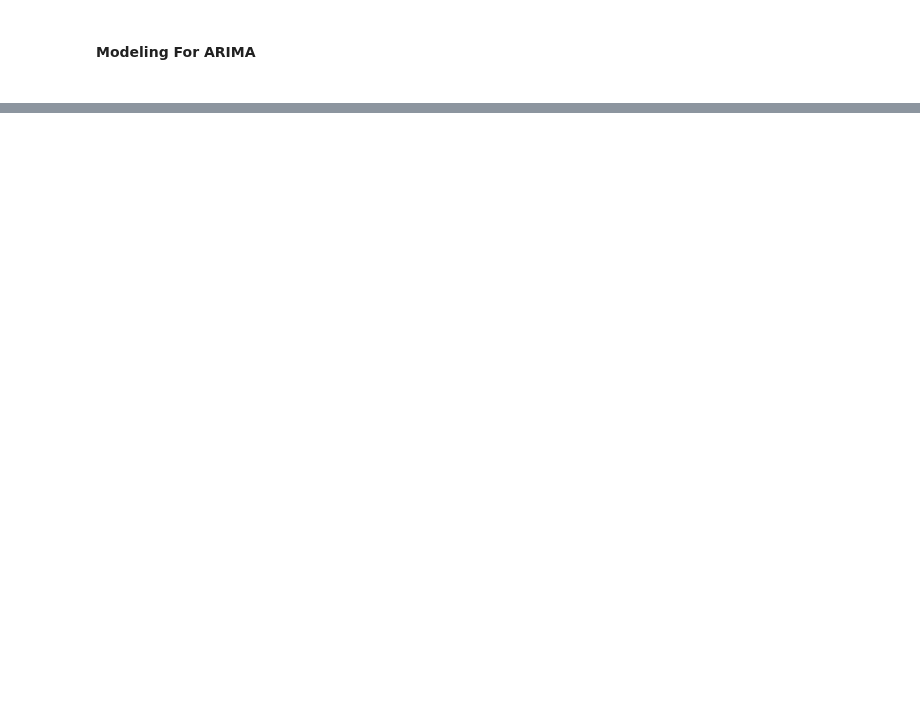
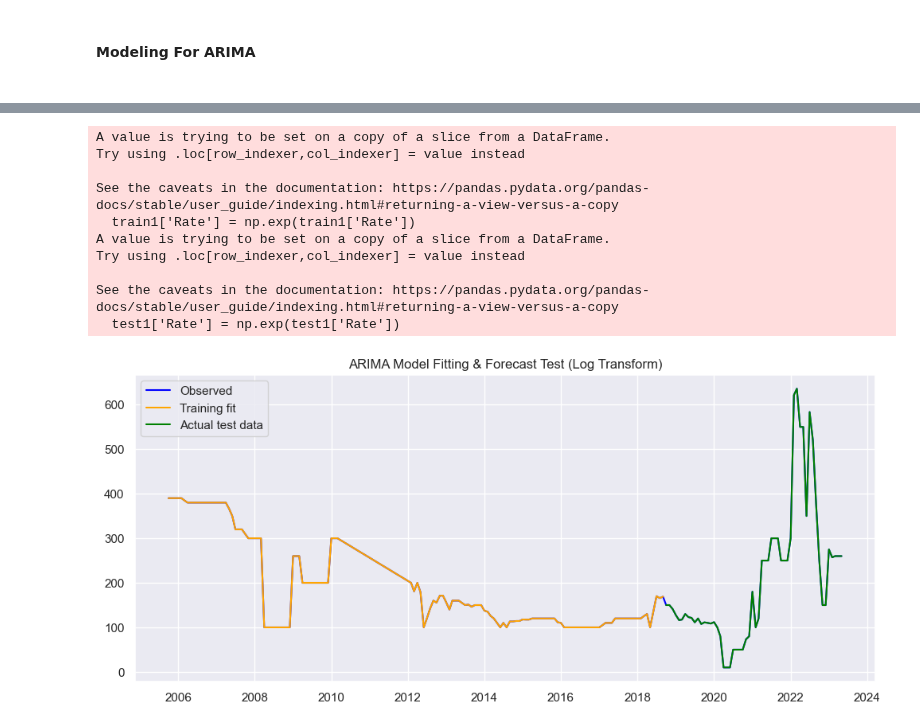
Before and after one commit to aloysiuswjw/Cost-Rate-Analysis, a Jupyter notebook: LA.ipynb, the cells around one changed output, grey strips where cells are left out. Saved outputs shown, nothing was run; the diff lists cells and outputs as text; code cells hidden in the pictures; blank space fills up the shorter version.

```diff
--- a/LA.ipynb
+++ b/LA.ipynb
@@ -643,0 +631,12 @@ testPredictPlot section shape: (56, 3)
+# %%
+# Dataframe for ARIMA For Log Transform
+df_arima1 = agg_df[['YearMonth','Rate']].copy()
+df_arima1.set_index('YearMonth', inplace=True)
+df_arima1.head()
+df_arima1.info()
+
+# Dataframe for ARIMA
+df_arima2 = agg_df[['YearMonth','Rate']].copy()
+df_arima2.set_index('YearMonth', inplace=True)
+df_arima2.head()
+df_arima2.info()
@@ -643,0 +674,57 @@ testPredictPlot section shape: (56, 3)
+# %%
+import numpy as np
+import matplotlib.pyplot as plt
+import pmdarima as pm
+from sklearn.metrics import mean_squared_error
+
+# Apply logarithm transformation to 'Rate' column
+df_arima1['Rate'] = np.log(df_arima1['Rate'])
+
+# Fit an auto_arima model
+arima_model1 = pm.auto_arima(df_arima1['Rate'], start_p=1, start_q=1,
+                            max_p=3, max_q=3, m=12,
+                            start_P=0, seasonal=False,
+                            d=1, D=1, trace=True,
+                            error_action='ignore',  # don't want to know if an order does not work
+                            suppress_warnings=True,  # don't want convergence warnings
+                            stepwise=True)  # set to stepwise
+
+# Print the summary of the model
+print(arima_model1.summary())
+
+# Split the data into training and test data
+train_size1 = int(len(df_arima1) * 0.7)
+train1, test1 = df_arima1[0:train_size1], df_arima1[train_size1:]
+
+# Train the model on the training data
+arima_model1.fit(train['Rate'])
+
+# Forecast
+train_forecast1, conf_int_train1 = arima_model1.predict(n_periods=len(train1), return_conf_int=True)
+test_forecast1, conf_int_test1 = arima_model1.predict(n_periods=len(test1), return_conf_int=True)
+
+# Reverse the logarithm transformation
+train1['Rate'] = np.exp(train1['Rate'])
+test1['Rate'] = np.exp(test1['Rate'])
+train_forecast1 = np.exp(train_forecast1)
+test_forecast1 = np.exp(test_forecast1)
+conf_int_train1 = np.exp(conf_int_train1)
+conf_int_test1 = np.exp(conf_int_test1)
+
+# Calculate the RMSE
+RMSE_ARIMA_train1 = np.sqrt(mean_squared_error(train1['Rate'], train_forecast1))
+print("Train RMSE: %.3f" % RMSE_ARIMA_train1)
+RMSE_ARIMA_test1 = np.sqrt(mean_squared_error(test1['Rate'], test_forecast1))
+print("Test RMSE: %.3f" % RMSE_ARIMA_test1)
+
+# Plot the predictions
+plt.figure(figsize=(12,5))
+plt.plot(df_arima1.index, np.exp(df_arima1['Rate']), label='Observed',color='blue')
+plt.plot(df_arima1.index[:train_size], train1['Rate'], label='Training fit', color='orange')
+plt.plot(df_arima1.index[train_size:], test1['Rate'], label='Actual test data', color='green')
+# plt.fill_between(df_arima1.index[train_size1:], conf_int_test1[:, 0], conf_int_test1[:, 1],
+#                  color='k', alpha=.25)
+plt.title('ARIMA Model Fitting & Forecast Test (Log Transform)')
+plt.legend()
+plt.show();
+# %% [output]
@@ -643,0 +752,11 @@ testPredictPlot section shape: (56, 3)
+A value is trying to be set on a copy of a slice from a DataFrame.
+Try using .loc[row_indexer,col_indexer] = value instead
+
+See the caveats in the documentation: https://pandas.pydata.org/pandas-docs/stable/user_guide/indexing.html#returning-a-view-versus-a-copy
+  train1['Rate'] = np.exp(train1['Rate'])
+A value is trying to be set on a copy of a slice from a DataFrame.
+Try using .loc[row_indexer,col_indexer] = value instead
+
+See the caveats in the documentation: https://pandas.pydata.org/pandas-docs/stable/user_guide/indexing.html#returning-a-view-versus-a-copy
+  test1['Rate'] = np.exp(test1['Rate'])
+[figure, added]
```
Also changed, not shown: parts of 9 cells of this notebook.
